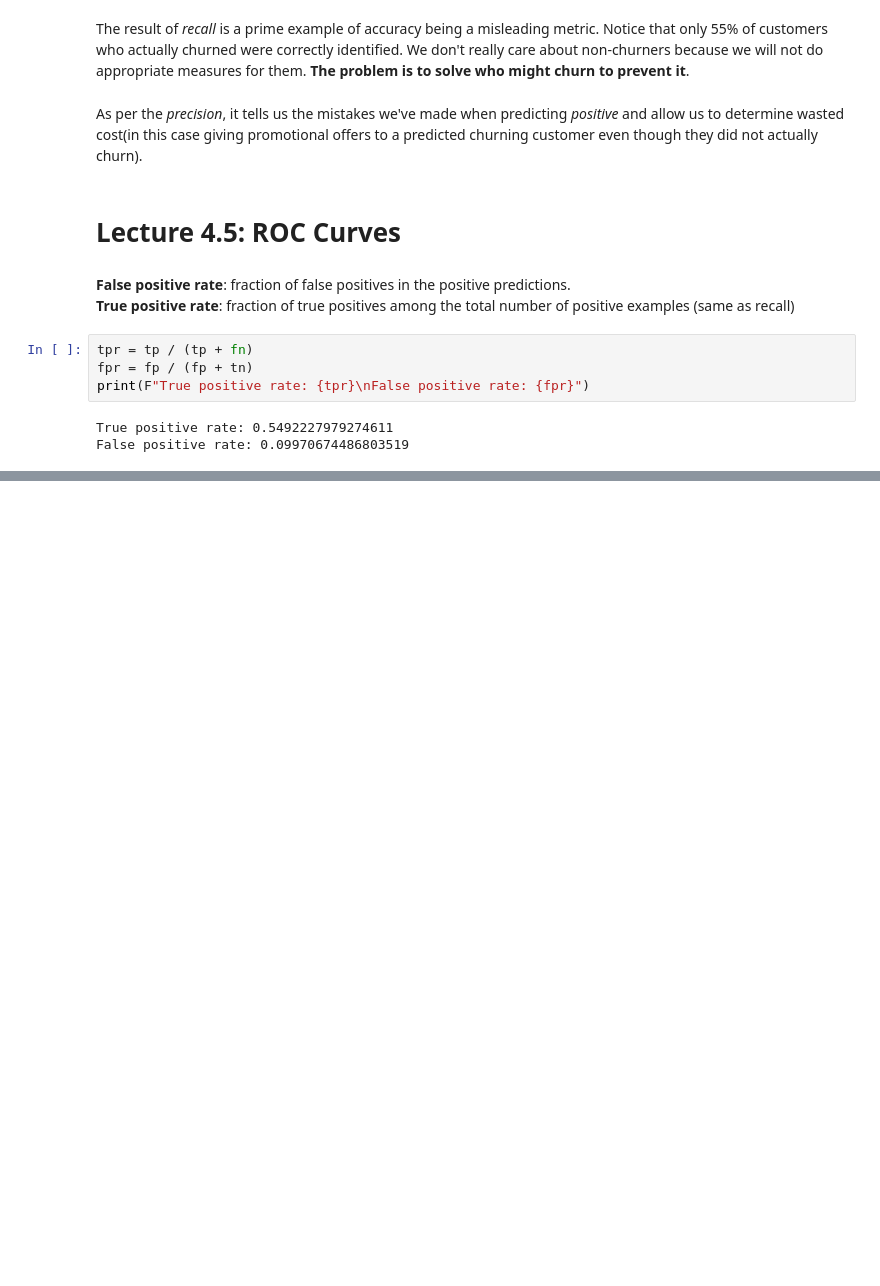
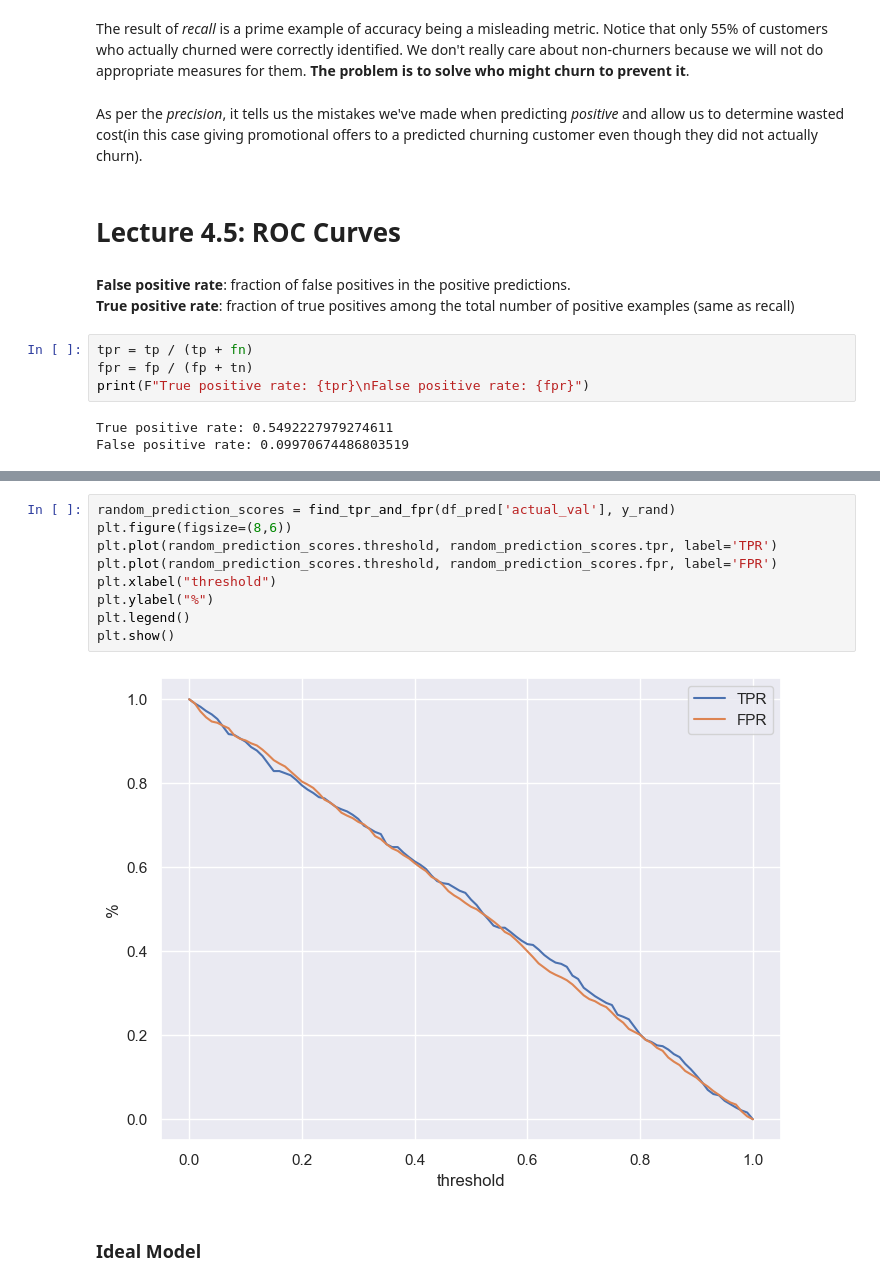
Before and after one commit to kabsmeiou/ml-zoomcamp, a Jupyter notebook: Jupyter Notebook/Lecture 4/Evaluation.ipynb, the cells around one changed output, grey strips where cells are left out. Cells and saved outputs as stored; diff of their text form; blank space fills up the shorter version.

```diff
--- a/Jupyter Notebook/Lecture 4/Evaluation.ipynb
+++ b/Jupyter Notebook/Lecture 4/Evaluation.ipynb
@@ -453,0 +470,13 @@ plt.show()
+# %%
+random_prediction_scores = find_tpr_and_fpr(df_pred['actual_val'], y_rand)
+plt.figure(figsize=(8,6))
+plt.plot(random_prediction_scores.threshold, random_prediction_scores.tpr, label='TPR')
+plt.plot(random_prediction_scores.threshold, random_prediction_scores.fpr, label='FPR')
+plt.xlabel("threshold")
+plt.ylabel("%")
+plt.legend()
+plt.show()
+# %% [output]
+[figure, added]
+# %% [markdown]
+### Ideal Model
```
Also changed, not shown: parts of 18 cells of this notebook.
